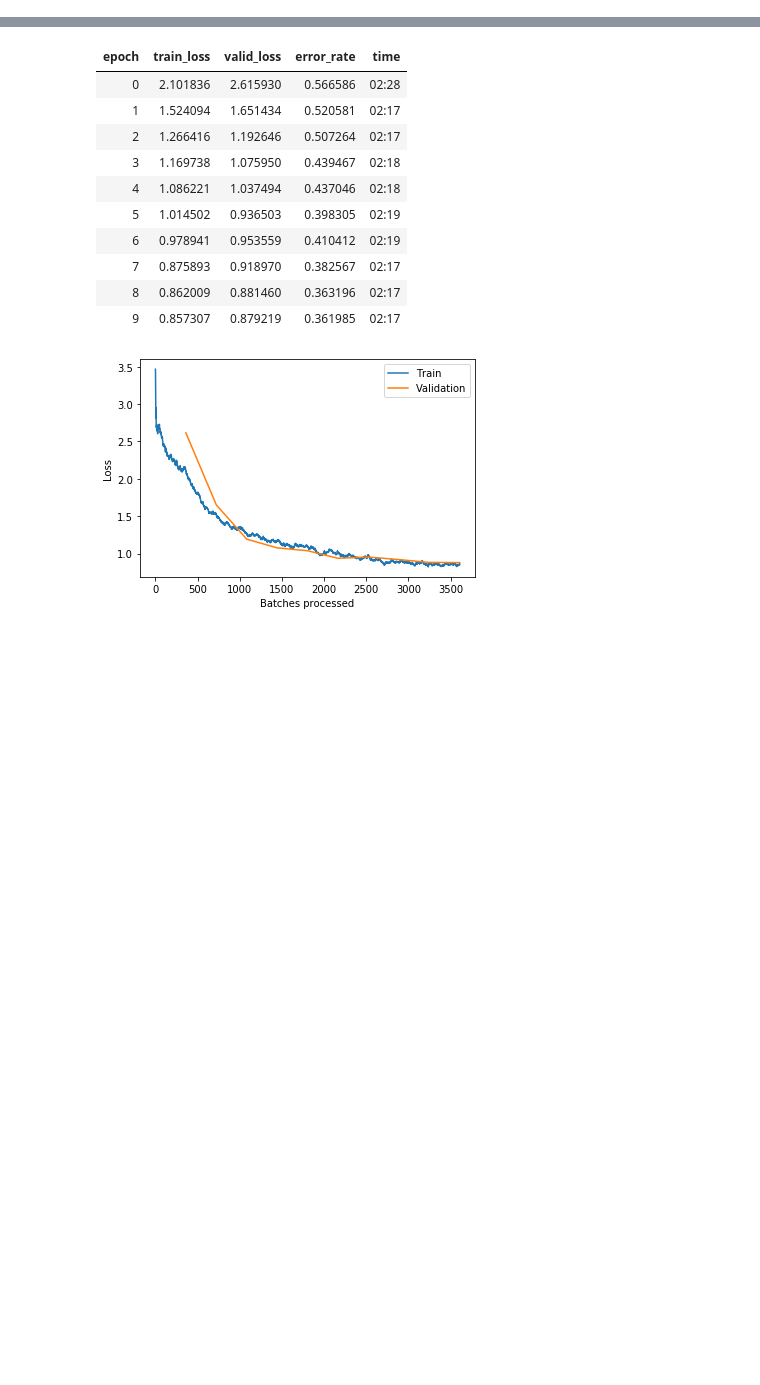
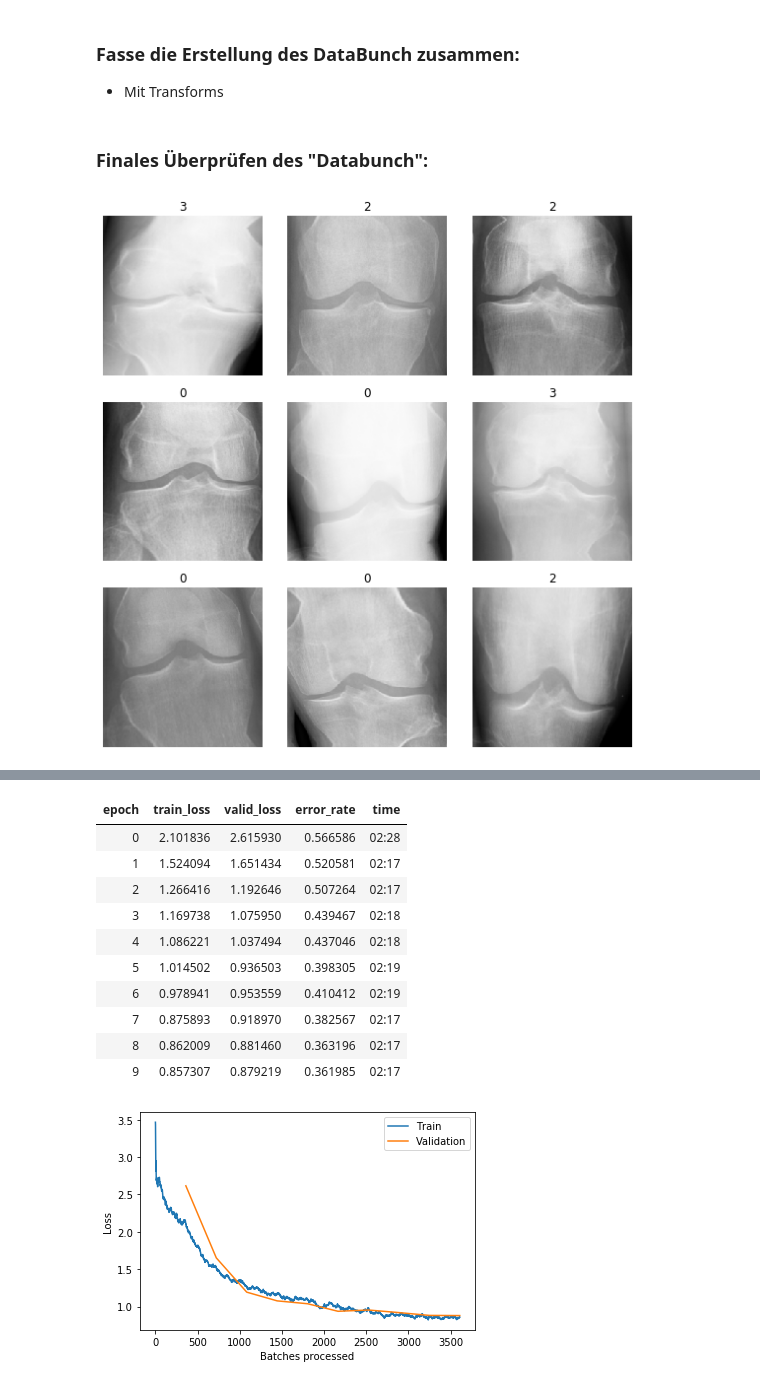
Before and after one commit to NikonPic/Lecture-TUM-MW-3665, a Jupyter notebook: 12_Data Science.ipynb, the cells around one changed output, grey strips where cells are left out. Drawn from its saved outputs; the diff is of its cells as text; code cells hidden in the pictures; blank space fills up the shorter version.

```diff
--- a/12_Data Science.ipynb
+++ b/12_Data Science.ipynb
@@ -114,0 +132,22 @@ data.show_batch(rows=3, figsize=(8,8))
+# %% [markdown]
+### Fasse die Erstellung des DataBunch zusammen:
+* Mit Transforms
+# %%
+tfms = get_transforms()
+batch_size = 16
+
+# the order matters!
+data = (
+    ImageList.from_folder(path)
+    .split_by_folder(valid='val')
+    .label_from_folder()
+    .transform(tfms)
+    .databunch(bs=batch_size)
+    .normalize(imagenet_stats)
+)
+# %% [markdown]
+### Finales Überprüfen des "Databunch":
+# %%
+data.show_batch(rows=3, figsize=(8,8))
+# %% [output]
+[figure, added]
```
Also changed, not shown: parts of 58 cells of this notebook, 6 other files.
